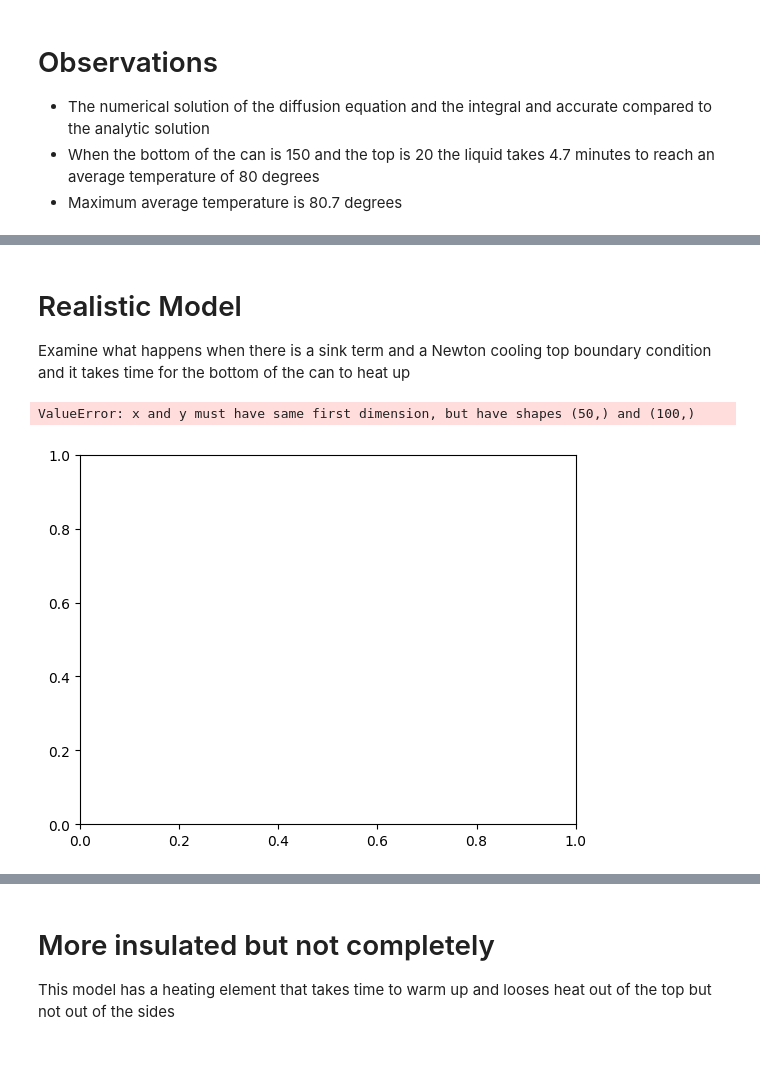
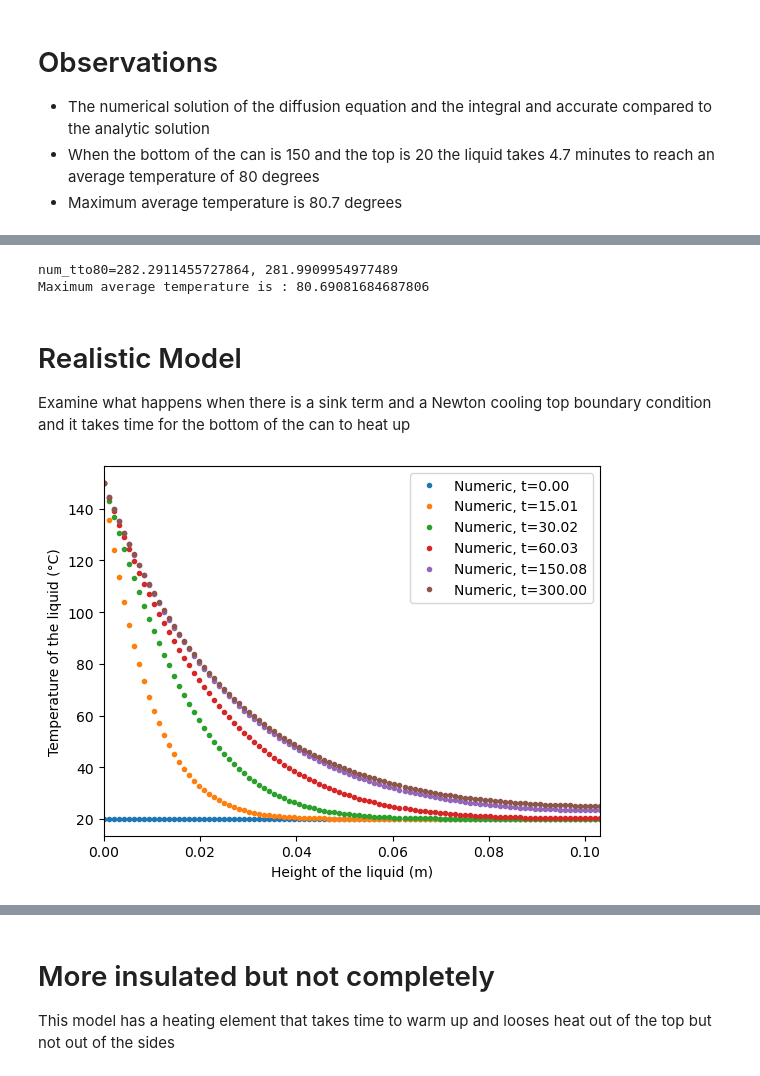
Before and after one commit to markalvaress/Drinks_Cans_IM, a Jupyter notebook: Observations.ipynb, the cells around one changed output, grey strips where cells are left out. Cells and saved outputs as stored; diff of their text form; code cells hidden in the pictures.

```diff
--- a/Observations.ipynb
+++ b/Observations.ipynb
@@ -11,10 +11,10 @@ Constant heat at the bottom and the top is room temperature.
 # Define parameters
 b0 = 150 # u(0,t)= b0 (boundary cond)
 bL = 20 # u(L,t)= bL (boundary cond)
-D = 0.143*10**(-4) # thermal diffusivity coefficient - in the liquid
+D = 0.01 # thermal diffusivity coefficient - in the liquid
 a = 0 # heat transfer coefficient of liquid through container to air - for sink term along sides of can
-T = 300 # final time
-L = 0.13 # Length (i.e. height) of the can
+T = 3 # final time
+L = 0.2 # Length (i.e. height) of the can
 Nt_points = 2000    # number of timesteps
 Nx_points = 100   # number of spaces in x
 
@@ -37,7 +37,7 @@ U = si.simulate_dirichlet_sink(u0, lambda t: b0, D, T, Nt_points, L, Nx_points,
 U_analyt = tpa.create_analytic_toy_fn(b0, bL, L, D)
 x = np.linspace(0,L,Nx_points)
 
-fig, ax = plt.subplots(figsize = (10,10))
+fig, ax = plt.subplots(figsize = (10,6))
 
 for i in (0, Nt_points//20, Nt_points//10, Nt_points - 1):
     t = index_to_time(i)
@@ -46,5 +46,9 @@ for i in (0, Nt_points//20, Nt_points//10, Nt_points - 1):
 
 plt.xlim(0,L)
 plt.legend()
+plt.xlabel("Height of the liquid (m)")
+plt.ylabel("Temperature of the liquid (°C)")
+
+plt.savefig("toysol.png", bbox_inches='tight')
 plt.show()
 # %% [output]
@@ -365,3 +359,18 @@ Maximum average temperature is : 80.69081684688128
+# %%
+num_tto80 = si.time_to_temp(avg_temp_numeric(t), 80, index_to_time)
+analyt_tto80 = si.time_to_temp(avg_temp_analytic(t), 80, index_to_time)
+
+print(f"{num_tto80=}, {analyt_tto80}")
+
+# Find maximum average temperature
+
+k = np.linspace(0, T, Nt_points)
+averages = avg_temp_numeric(k)
+
+print('Maximum average temperature is :',averages.max())
+# %% [output]
+num_tto80=282.2911455727864, 281.9909954977489
+Maximum average temperature is : 80.69081684687806
 # %% [markdown]
 # Realistic Model
 Examine what happens when there is a sink term and a Newton cooling top boundary condition and it takes time for the bottom of the can to heat up
@@ -375,48 +384,51 @@ def b0(t):
 
 # Define parameters
 bL = 20 # u(L,t)= bL (boundary cond)
-D = 0.143*10**(-4) # thermal diffusivity coefficient - in the liquid
+D = 10**(-5) # thermal diffusivity coefficient - in the liquid
 T = 300 # final time
-L = 0.13 # Length (i.e. height) of the can
+L = 0.1031 # Length (i.e. height) of the can
 Nt_points = 2000    # number of timesteps
 Nx_points = 100   # number of spaces in x
 u_inf = bL # air temperature - for this problem we say that the temperature at end of rod is fixed at air temp
 
 W = 0.0005 # Thickness of the top of the can
-r1 = 0.04 # Radius of the liquid in the can (up to the interior surface of the can)
-r2 = 0.0405 # Radius of the liquid in the can (up to the exterior of the can)
+r1 = 0.0331 # Radius of the liquid in the can (up to the interior surface of the can)
+r2 = 0.0336 # Radius of the liquid in the can (up to the exterior of the can)
 kS = 16 # Thermal conductivity of stainless steel
 hA = 750 # Heat transfer coefficient of water
 hB = 10 # Heat transfer coefficient of air
 kW = 0.6 # Thermal conductivity of water
 
 a = hp.sink_HTC(L, r1, r2, kS, hA, hB) # heat transfer coefficient of liquid through container to air - for sink term along sides of can
 h = hp.boundary_condition_HTC(W, r1, kS, hA, hB) # heat transfer coefficient of liquid through container to air - top of can
 
 # Set initial condition
 u0 = np.zeros(Nx_points)
 u0[0] = b0(0)
 u0[1:] = u_inf*np.ones(Nx_points-1)
 
 # Simulate the solution
 U = si.simulate_sink_with_fancy_bcs(u0, b0, D, T, Nt_points, L, Nx_points, a, h, kW, u_inf, 2*r1)
 
 # Redo time functions
 index_to_time = hp.create_index_to_time_fn(T, Nt_points)
 time_to_index = hp.create_time_to_index_fn(T, Nt_points)
 
+x = np.linspace(0,L,Nx_points)
+
 for i in (0, Nt_points//20, Nt_points//10, Nt_points//5, Nt_points//2, Nt_points - 1):
     t = index_to_time(i)
     plt.plot(x, U[:, i], ".", label = f"Numeric, {t=:.2f}")
 
 plt.xlim(0, L)
-plt.xlabel("Height of the liquid $x$ (m)")
-plt.ylabel("Temperature $u(x, t)$ (°C)")
+plt.xlabel("Height of the liquid (m)")
+plt.ylabel("Temperature of the liquid (°C)")
 plt.legend()
+
+plt.savefig("model1.png", bbox_inches='tight')
 plt.show()
 # %% [output]
-ValueError: x and y must have same first dimension, but have shapes (50,) and (100,)
-[figure, old version]
+[figure, new version]
 # %%
 # Check average temperature
 avg_temp_numeric = si.create_numeric_avtemp_fn(U, 1/(Nx_points - 1), time_to_index)
```
Also changed, not shown: parts of 57 cells of this notebook.
